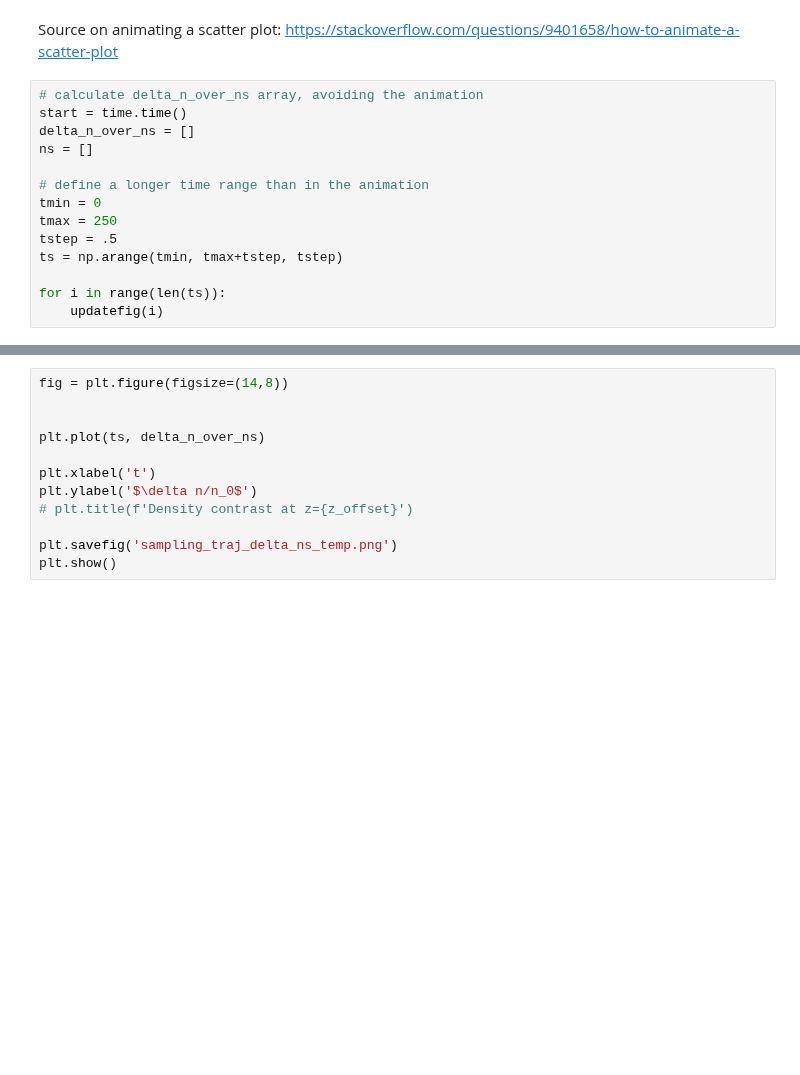
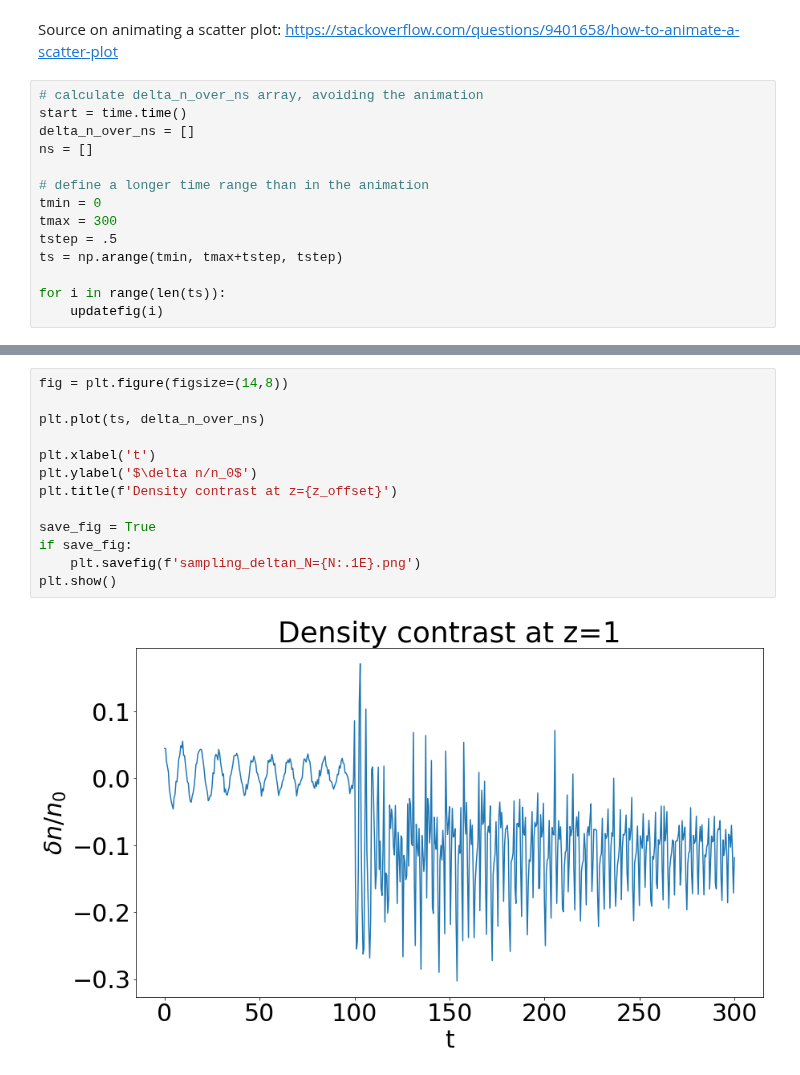
Before and after one commit to Jupiter1994/plasma-echo, a Jupyter notebook: Sampling Particle Trajectories.ipynb, the cells around one changed output, grey strips where cells are left out. Cells and saved outputs as stored; diff of their text form; blank space fills up the shorter version.

Commit message:
did sampling trajs density for N=1e7, no echo

```diff
--- a/Sampling Particle Trajectories.ipynb
+++ b/Sampling Particle Trajectories.ipynb
@@ -342,7 +344,7 @@ ns = []
 
 # define a longer time range than in the animation
 tmin = 0
-tmax = 250
+tmax = 300
 tstep = .5
 ts = np.arange(tmin, tmax+tstep, tstep)
 
@@ -351,12 +391,15 @@ for i in range(len(ts)):
 # %%
 fig = plt.figure(figsize=(14,8))
-
 
 plt.plot(ts, delta_n_over_ns)
 
 plt.xlabel('t')
 plt.ylabel('$\delta n/n_0$')
-# plt.title(f'Density contrast at z={z_offset}')
+plt.title(f'Density contrast at z={z_offset}')
 
-plt.savefig('sampling_traj_delta_ns_temp.png')
+save_fig = True
+if save_fig:
+    plt.savefig(f'sampling_deltan_N={N:.1E}.png')
 plt.show()
+# %% [output]
+[figure, added]
```
Also changed, not shown: parts of 6 cells of this notebook, 1 other file.
